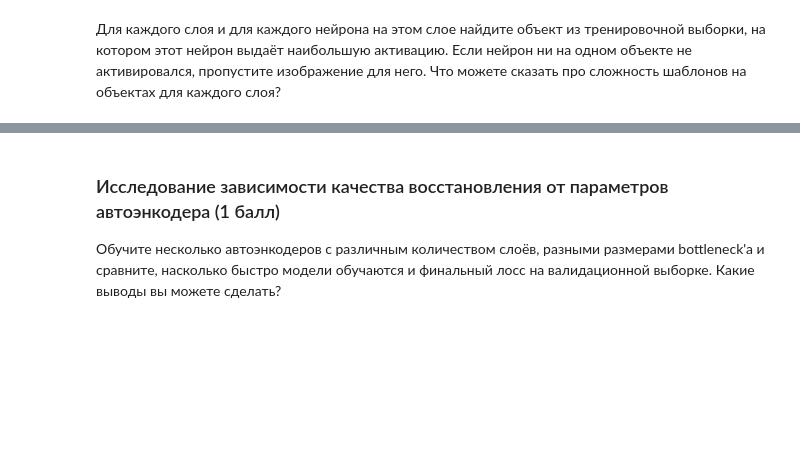
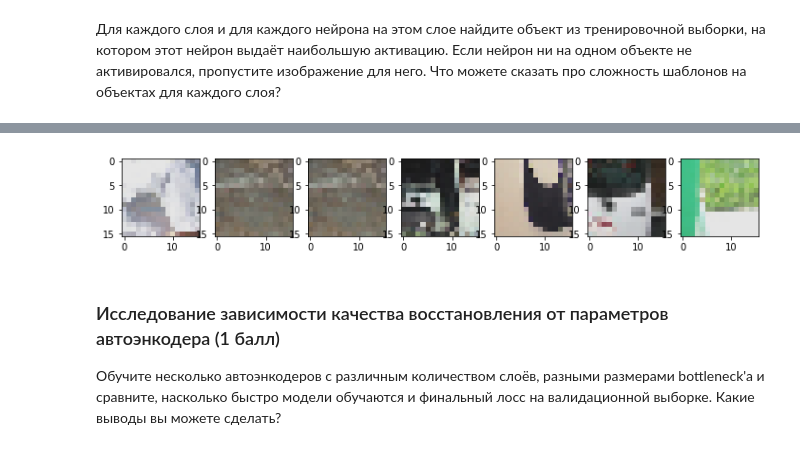
Before and after one commit to BobrG/IreneGit, a Jupyter notebook: hw3_nn.ipynb, the cells around one changed output, grey strips where cells are left out. Saved outputs shown, nothing was run; the diff lists cells and outputs as text; code cells hidden in the pictures; blank space fills up the shorter version.

```diff
--- a/hw3_nn.ipynb
+++ b/hw3_nn.ipynb
@@ -225,0 +215,5 @@ TypeError: unhashable type: 'list'
+# %%
+# чекним как это ваще работает
+intermediate_layer_model = Model(inputs=autoencoder.input,
+                                 outputs=autoencoder.layers[1].output)
+intermediate_output = intermediate_layer_model.predict(x_train)
@@ -225,0 +237,10 @@ TypeError: unhashable type: 'list'
+# %%
+activations = []
+for i in range(len(autoencoder.layers)):
+    intermediate_layer_model = Model(inputs=autoencoder.input,
+                                 outputs=autoencoder.layers[i].output)
+    intermediate_output = intermediate_layer_model.predict(x_train)
+    activations.append([np.argmax(intermediate_output[:, j]) for j in range(0, intermediate_output.shape[1])])
+    print('layer #', i)
+    print('-------------------------------------------------------------------------------------------------------')
+    print(activations[i])
@@ -226,3 +265,11 @@ TypeError: unhashable type: 'list'
+# %%
+fig = plt.figure(figsize=(12, 12))
+np.random.seed(42)
+for i in range(0, len(autoencoder.layers)):
+        fig.add_subplot(1, len(autoencoder.layers), i + 1)
+        plt.imshow(x_train[activations[i][np.random.randint(0, len(activations[i]))]].reshape(16,16,3))
+# %% [output]
+[figure, added]
 # %% [markdown]
 ### Исследование зависимости качества восстановления от параметров автоэнкодера (1 балл)
 
```
Also changed, not shown: parts of 71 cells of this notebook.
